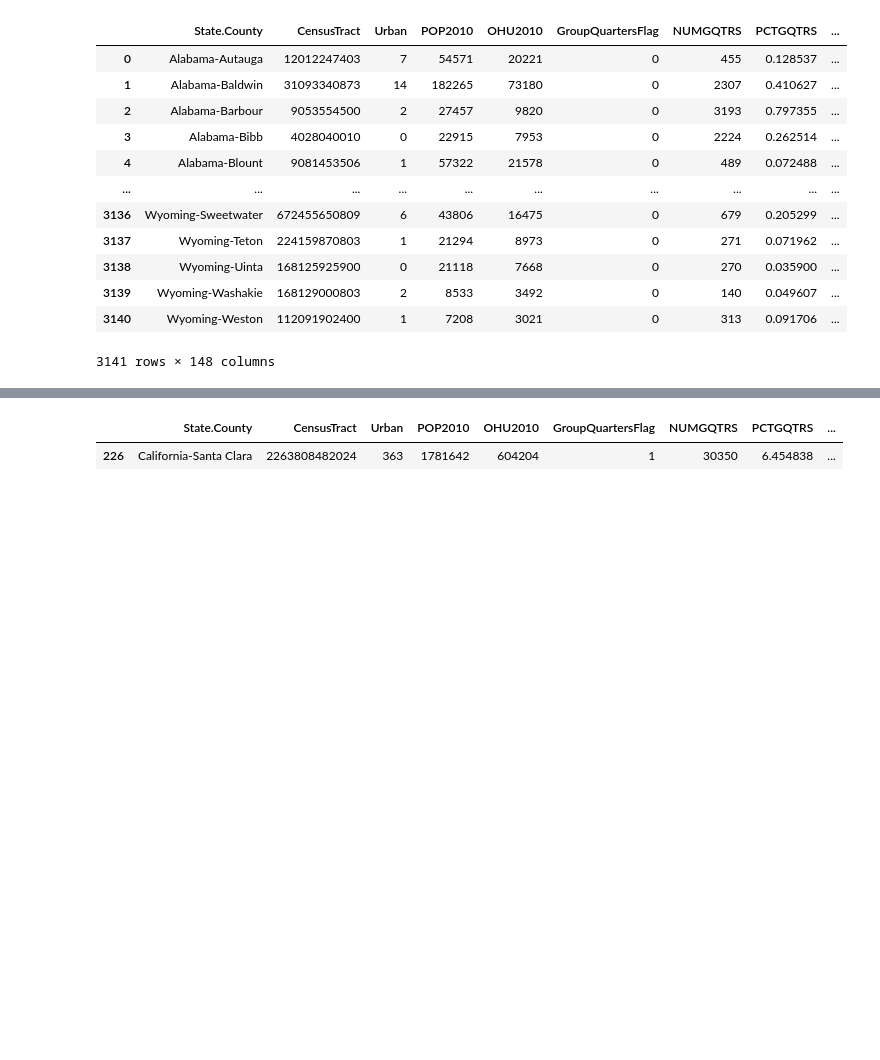
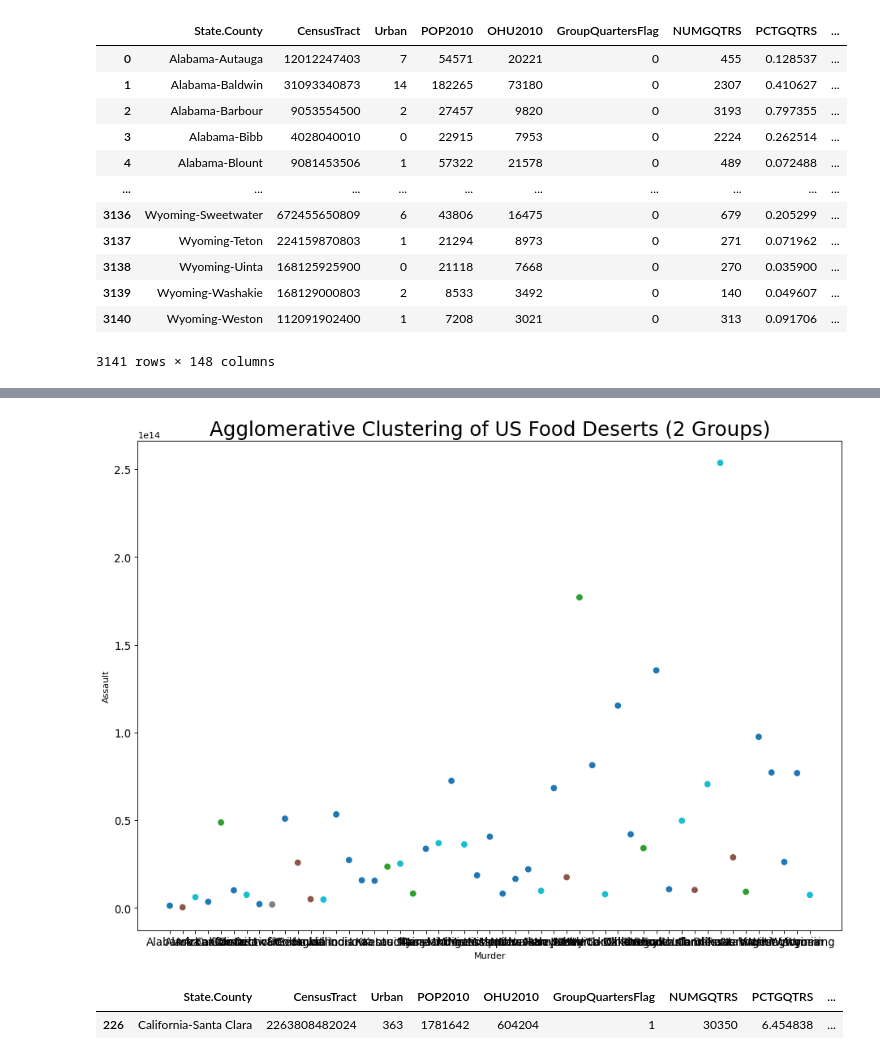
Before and after one commit to priyamittal96/project_1, a Jupyter notebook: Sun9pm notebooks/Priya22.ipynb, the cells around one changed output, grey strips where cells are left out. Cells and saved outputs as stored; diff of their text form; code cells hidden in the pictures; blank space fills up the shorter version.

```diff
--- a/Sun9pm notebooks/Priya22.ipynb
+++ b/Sun9pm notebooks/Priya22.ipynb
@@ -151,3 +272,32 @@ plt.show()
+# %%
+
+# Agglomerative Clustering
+cluster = AgglomerativeClustering(n_clusters=5, affinity='euclidean', linkage='ward')
+cluster.fit_predict(desertdf5[['Desert vs POP','Desert vs OHU']])
+
+# Plot
+plt.figure(figsize=(14, 10), dpi= 80)
+plt.scatter(desertdf5.iloc[:,0], desertdf5.iloc[:,1], c=cluster.labels_, cmap='tab10')
+
+# Encircle
+def encircle(x,y, ax=None, **kw):
+    if not ax: ax=plt.gca()
+    p = np.c_[x,y]
+    hull = ConvexHull(p)
+    poly = plt.Polygon(p[hull.vertices,:], **kw)
+    ax.add_patch(poly)
+
+# Draw polygon surrounding vertices
+encircle(desertdf5.loc[cluster.labels_ == 0, 'Desert vs POP'], desertdf5.loc[cluster.labels_ == 0, 'Desert vs OHU'], ec="k", fc="gold", alpha=0.2, linewidth=0)
+encircle(desertdf5.loc[cluster.labels_ == 1, 'Desert vs POP'], desertdf5.loc[cluster.labels_ == 1, 'Desert vs OHU'], ec="k", fc="tab:blue", alpha=0.2, linewidth=0)
+
+# Decorations
+plt.xlabel('Murder'); plt.xticks(fontsize=12)
+plt.ylabel('Assault'); plt.yticks(fontsize=12)
+plt.title('Agglomerative Clustering of US Food Deserts (2 Groups)', fontsize=22)
+plt.show()
+# %% [output]
+[figure, added]
 # %%
 desertdf3.loc[desertdf3["State.County"]  == "California-Santa Clara",:]
 # %% [output]
```
Also changed, not shown: parts of 10 cells of this notebook, 2 other files.
